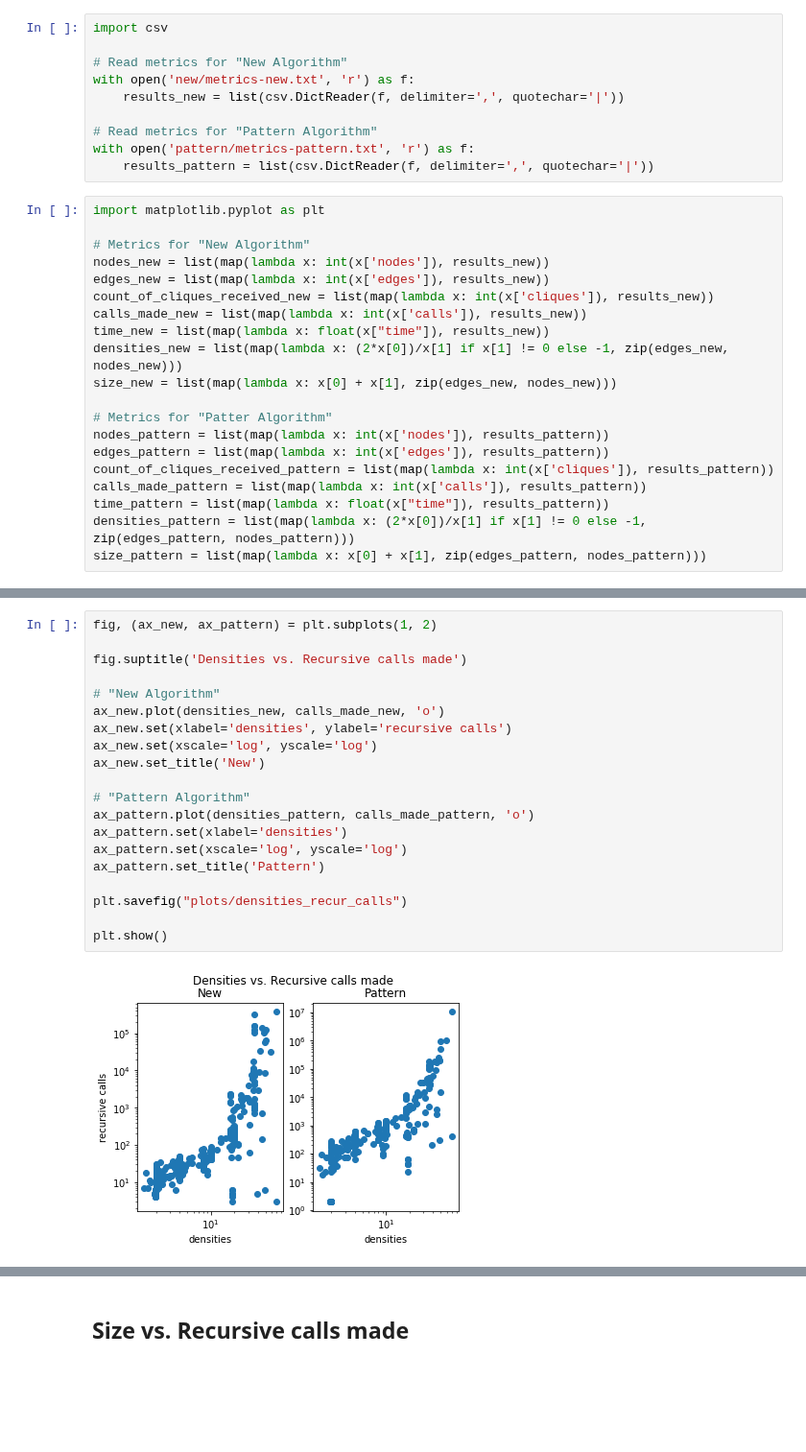
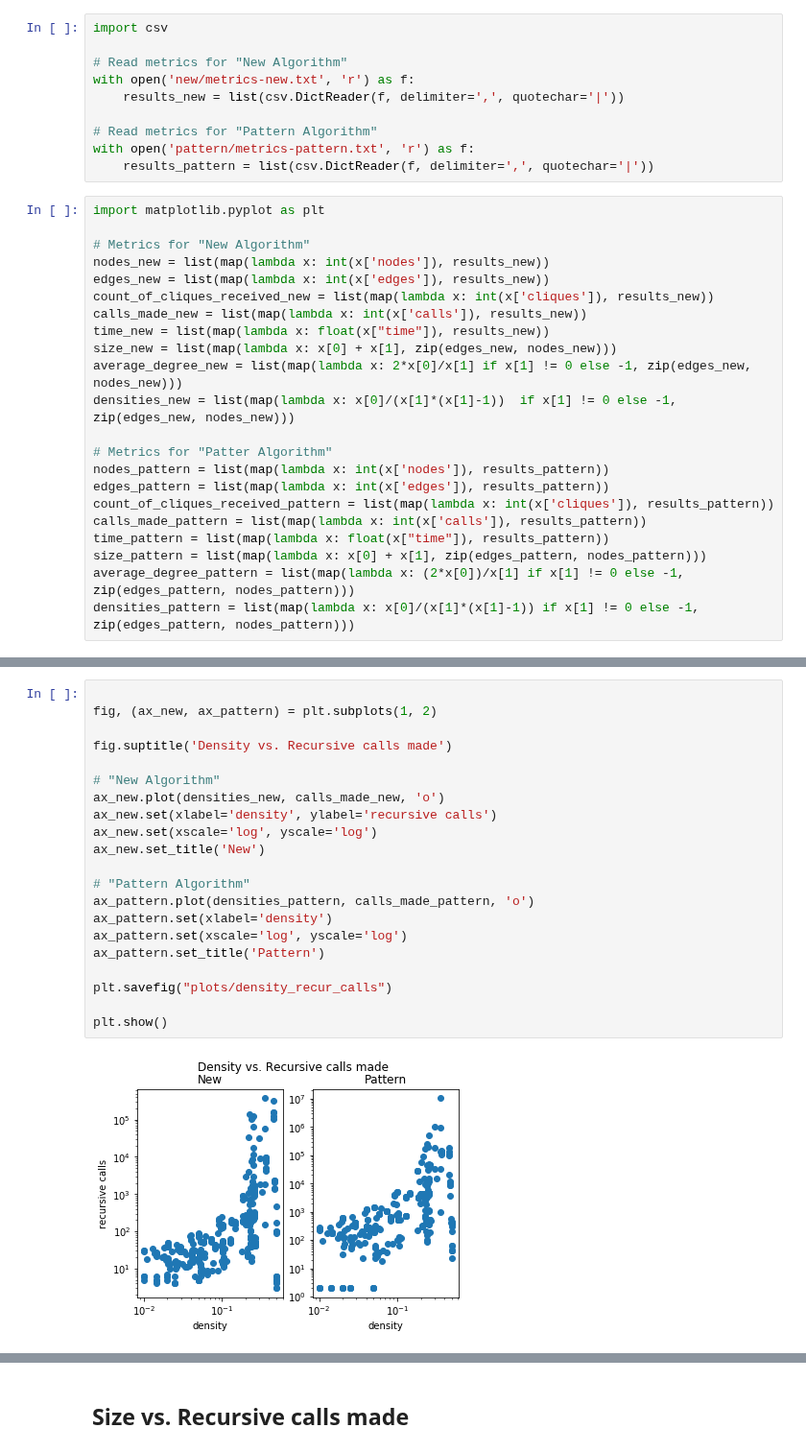
Before and after one commit to fi-uba-t3/max-clique, a Jupyter notebook: metrics-analysis.ipynb, the cells around one changed output, grey strips where cells are left out. Shown at 96% size. Cells and saved outputs as stored; diff of their text form; blank space fills up the shorter version.

Commit message:
Correct density vs average degree

```diff
--- a/metrics-analysis.ipynb
+++ b/metrics-analysis.ipynb
@@ -17,8 +17,9 @@ edges_new = list(map(lambda x: int(x['edges']), results_new))
 count_of_cliques_received_new = list(map(lambda x: int(x['cliques']), results_new))
 calls_made_new = list(map(lambda x: int(x['calls']), results_new))
 time_new = list(map(lambda x: float(x["time"]), results_new))
-densities_new = list(map(lambda x: (2*x[0])/x[1] if x[1] != 0 else -1, zip(edges_new, nodes_new)))
 size_new = list(map(lambda x: x[0] + x[1], zip(edges_new, nodes_new)))
+average_degree_new = list(map(lambda x: 2*x[0]/x[1] if x[1] != 0 else -1, zip(edges_new, nodes_new)))
+densities_new = list(map(lambda x: x[0]/(x[1]*(x[1]-1))  if x[1] != 0 else -1, zip(edges_new, nodes_new)))
 
 # Metrics for "Patter Algorithm"
 nodes_pattern = list(map(lambda x: int(x['nodes']), results_pattern))
@@ -26,6 +27,7 @@ edges_pattern = list(map(lambda x: int(x['edges']), results_pattern))
 count_of_cliques_received_pattern = list(map(lambda x: int(x['cliques']), results_pattern))
 calls_made_pattern = list(map(lambda x: int(x['calls']), results_pattern))
 time_pattern = list(map(lambda x: float(x["time"]), results_pattern))
-densities_pattern = list(map(lambda x: (2*x[0])/x[1] if x[1] != 0 else -1, zip(edges_pattern, nodes_pattern)))
 size_pattern = list(map(lambda x: x[0] + x[1], zip(edges_pattern, nodes_pattern)))
+average_degree_pattern = list(map(lambda x: (2*x[0])/x[1] if x[1] != 0 else -1, zip(edges_pattern, nodes_pattern)))
+densities_pattern = list(map(lambda x: x[0]/(x[1]*(x[1]-1)) if x[1] != 0 else -1, zip(edges_pattern, nodes_pattern)))
 # %% [markdown]
@@ -33,22 +35,23 @@ size_pattern = list(map(lambda x: x[0] + x[1], zip(edges_pattern, nodes_pattern)
 # %%
+
 fig, (ax_new, ax_pattern) = plt.subplots(1, 2)
 
-fig.suptitle('Densities vs. Recursive calls made')
+fig.suptitle('Density vs. Recursive calls made')
 
 # "New Algorithm"
 ax_new.plot(densities_new, calls_made_new, 'o')
-ax_new.set(xlabel='densities', ylabel='recursive calls')
+ax_new.set(xlabel='density', ylabel='recursive calls')
 ax_new.set(xscale='log', yscale='log')
 ax_new.set_title('New')
 
 # "Pattern Algorithm"
 ax_pattern.plot(densities_pattern, calls_made_pattern, 'o')
-ax_pattern.set(xlabel='densities')
+ax_pattern.set(xlabel='density')
 ax_pattern.set(xscale='log', yscale='log')
 ax_pattern.set_title('Pattern')
 
-plt.savefig("plots/densities_recur_calls")
+plt.savefig("plots/density_recur_calls")
 
 plt.show()
 # %% [output]
-[figure, old version]
+[figure, new version]
```
Also changed, not shown: parts of 21 cells of this notebook.
